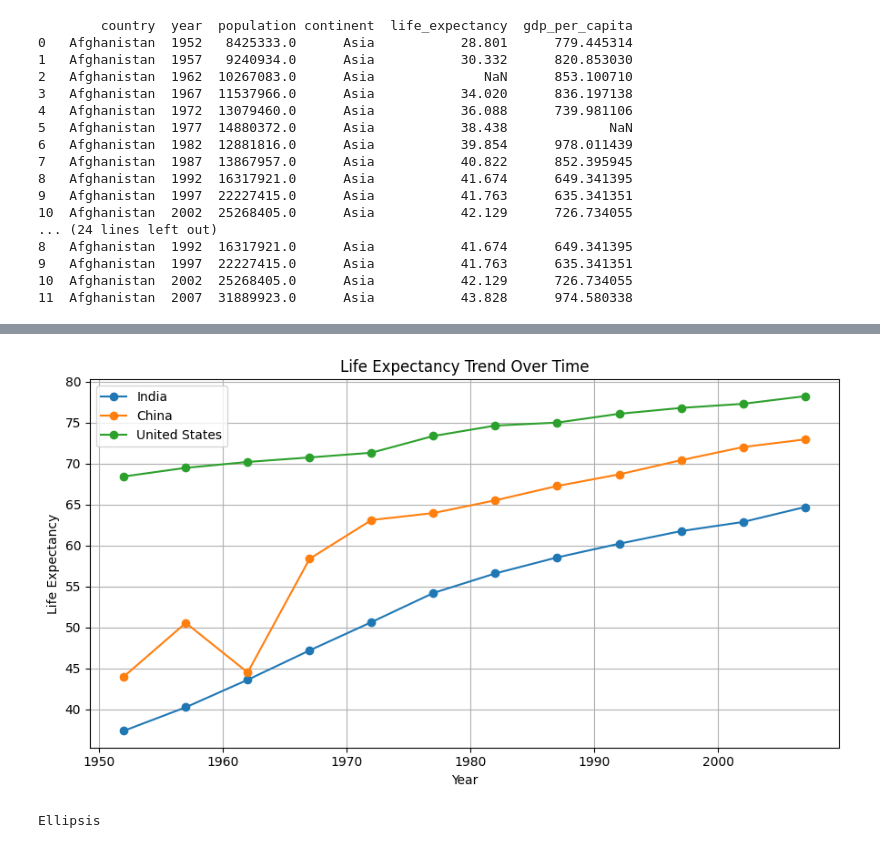
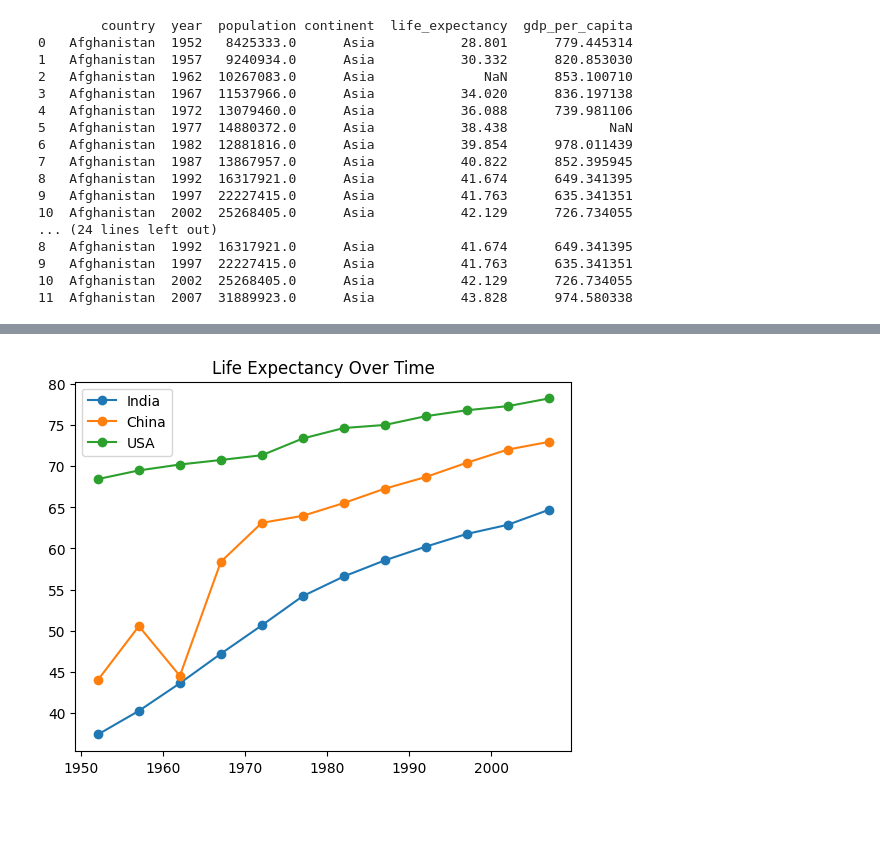
Before and after one commit to acesudo/AIML-bootcamp-2026, a Jupyter notebook: GLA_ML_SESSION2.ipynb, the cells around one changed output, grey strips where cells are left out. Drawn from its saved outputs; the diff is of its cells as text; code cells hidden in the pictures; blank space fills up the shorter version.

```diff
--- a/GLA_ML_SESSION2.ipynb
+++ b/GLA_ML_SESSION2.ipynb
@@ -371,24 +597,19 @@ plt. show()
-# %%
-#line chart life expectancy over time for these three countries: India, China, USA
-
-selected_countries = ["India", "China", "United States"]
-trend_df = df_clean[df_clean["country"].isin(selected_countries)]
-
-plt.figure(figsize=(9, 5))
-
-for country in selected_countries:
-  country_df = trend_df[trend_df["country"] == country]
-  plt.plot(country_df["year"], country_df["life_expectancy"], marker="o", label=country)
-
-plt.title("Life Expectancy Trend Over Time")
-plt.xlabel("Year")
-plt.ylabel("Life Expectancy")
-plt.legend()
-plt.grid(True)
-plt.tight_layout()
-plt.show()
-
-...
-# %% [output]
-[figure, removed]
-Ellipsis
+# %%
+import matplotlib.pyplot as plt
+
+# 1. Filter data for India, China, and the US
+in_df = df_clean[df_clean["country"] == "India"]
+ch_df = df_clean[df_clean["country"] == "China"]
+us_df = df_clean[df_clean["country"] == "United States"]
+
+# 2. Plot lines
+plt.plot(in_df["year"], in_df["life_expectancy"], marker="o", label="India")
+plt.plot(ch_df["year"], ch_df["life_expectancy"], marker="o", label="China")
+plt.plot(us_df["year"], us_df["life_expectancy"], marker="o", label="USA")
+
+# 3. Add details and display
+plt.title("Life Expectancy Over Time")
+plt.legend()
+plt.show()
+# %% [output]
+[figure, added]
```
Also changed, not shown: parts of 52 cells of this notebook.
